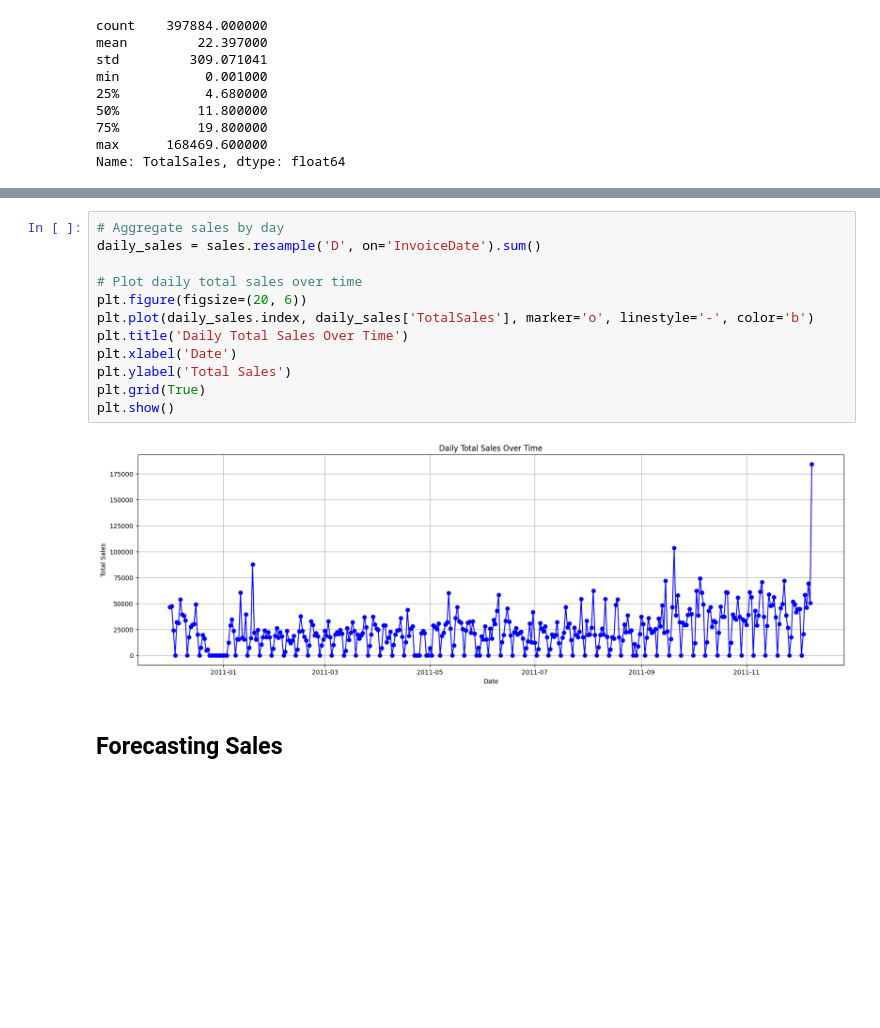
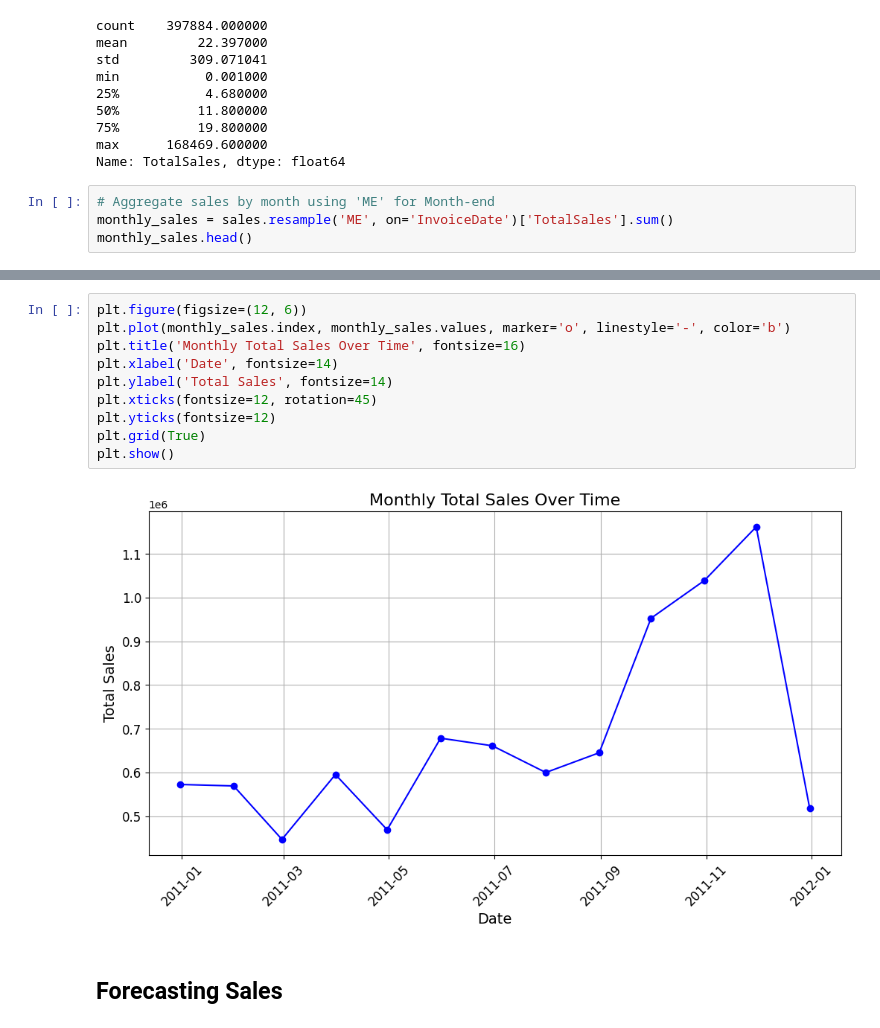
Before and after one commit to carissa406/e-commerce, a Jupyter notebook: ecommercesales.ipynb, the cells around one changed output, grey strips where cells are left out. Saved outputs shown, nothing was run; the diff lists cells and outputs as text; blank space fills up the shorter version.

```diff
--- a/ecommercesales.ipynb
+++ b/ecommercesales.ipynb
@@ -363,3 +363,7 @@ min           0.001000
 75%          19.800000
 max      168469.600000
 Name: TotalSales, dtype: float64
+# %%
+# Aggregate sales by month using 'ME' for Month-end
+monthly_sales = sales.resample('ME', on='InvoiceDate')['TotalSales'].sum()
+monthly_sales.head()
@@ -366,17 +378,15 @@ Name: TotalSales, dtype: float64
 # %%
-# Aggregate sales by day
-daily_sales = sales.resample('D', on='InvoiceDate').sum()
-
-# Plot daily total sales over time
-plt.figure(figsize=(20, 6))
-plt.plot(daily_sales.index, daily_sales['TotalSales'], marker='o', linestyle='-', color='b')
-plt.title('Daily Total Sales Over Time')
-plt.xlabel('Date')
-plt.ylabel('Total Sales')
+plt.figure(figsize=(12, 6))
+plt.plot(monthly_sales.index, monthly_sales.values, marker='o', linestyle='-', color='b')
+plt.title('Monthly Total Sales Over Time', fontsize=16)
+plt.xlabel('Date', fontsize=14)
+plt.ylabel('Total Sales', fontsize=14)
+plt.xticks(fontsize=12, rotation=45)
+plt.yticks(fontsize=12)
 plt.grid(True)
 plt.show()
 # %% [output]
-[figure, old version]
+[figure, new version]
 # %% [markdown]
 ## Forecasting Sales
 # %%
```
Also changed, not shown: parts of 14 cells of this notebook.
